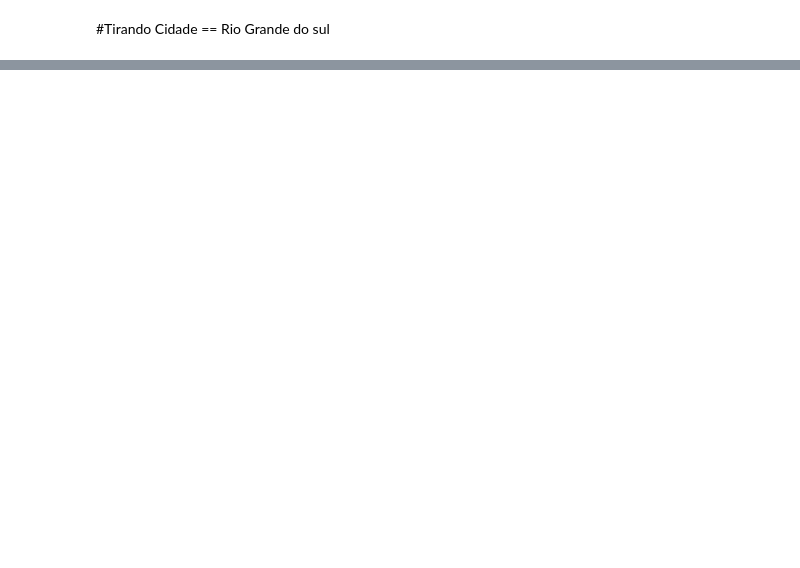
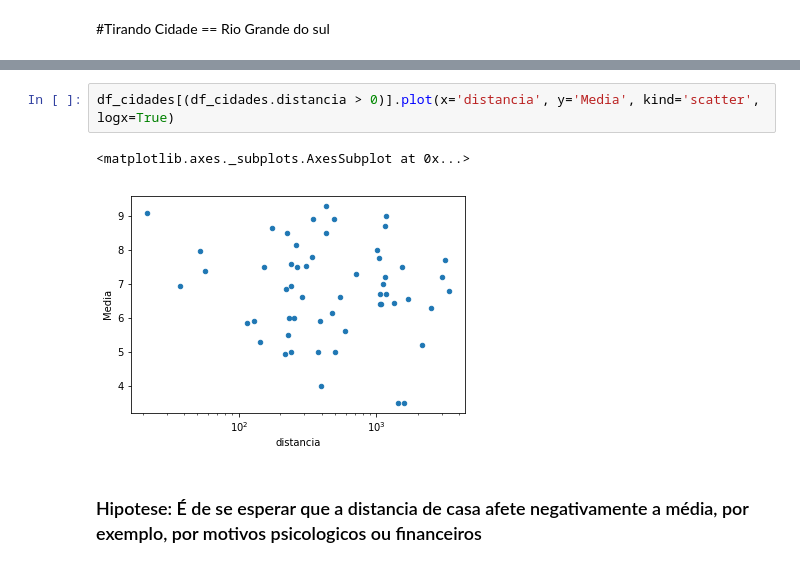
Before and after one commit to kriskappel/UFPel_OpenForm_Analysis, a Jupyter notebook: ufpel_form_analysis.ipynb, the cells around one changed output, grey strips where cells are left out. Cells and saved outputs as stored; diff of their text form; blank space fills up the shorter version.

```diff
--- a/ufpel_form_analysis.ipynb
+++ b/ufpel_form_analysis.ipynb
@@ -95,0 +156,7 @@ city.drop(['Rio Grande do Sul'])
+# %%
+df_cidades[(df_cidades.distancia > 0)].plot(x='distancia', y='Media', kind='scatter', logx=True)
+# %% [output]
+<matplotlib.axes._subplots.AxesSubplot at 0x...>
+[figure, added]
+# %% [markdown]
+### Hipotese: É de se esperar que a distancia de casa afete negativamente a média, por exemplo, por motivos psicologicos ou financeiros
```
Also changed, not shown: parts of 44 cells of this notebook.
